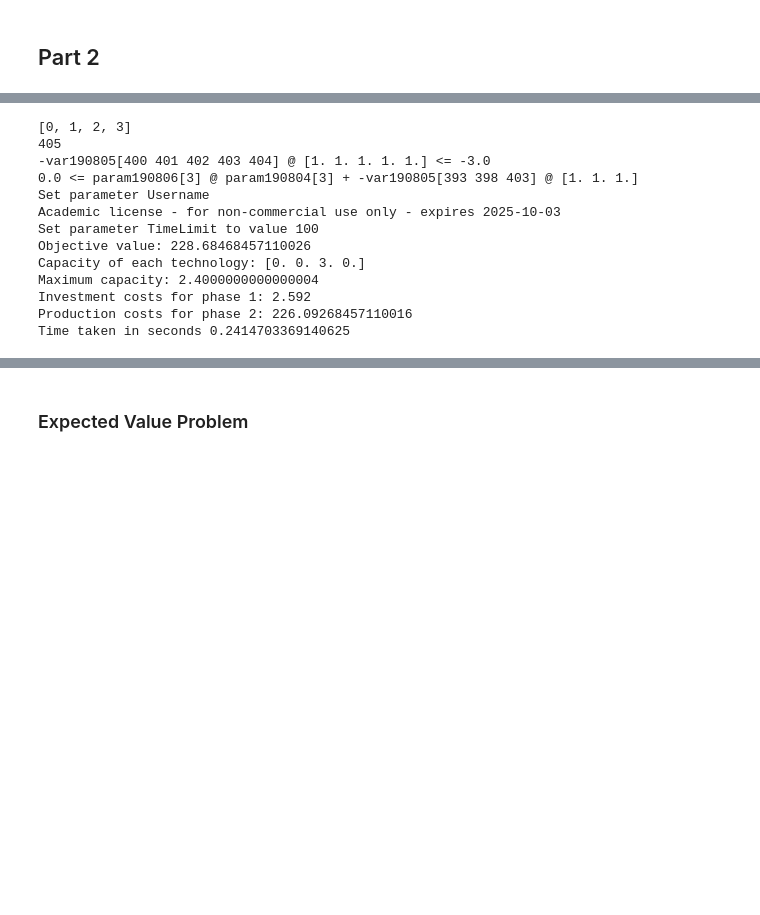
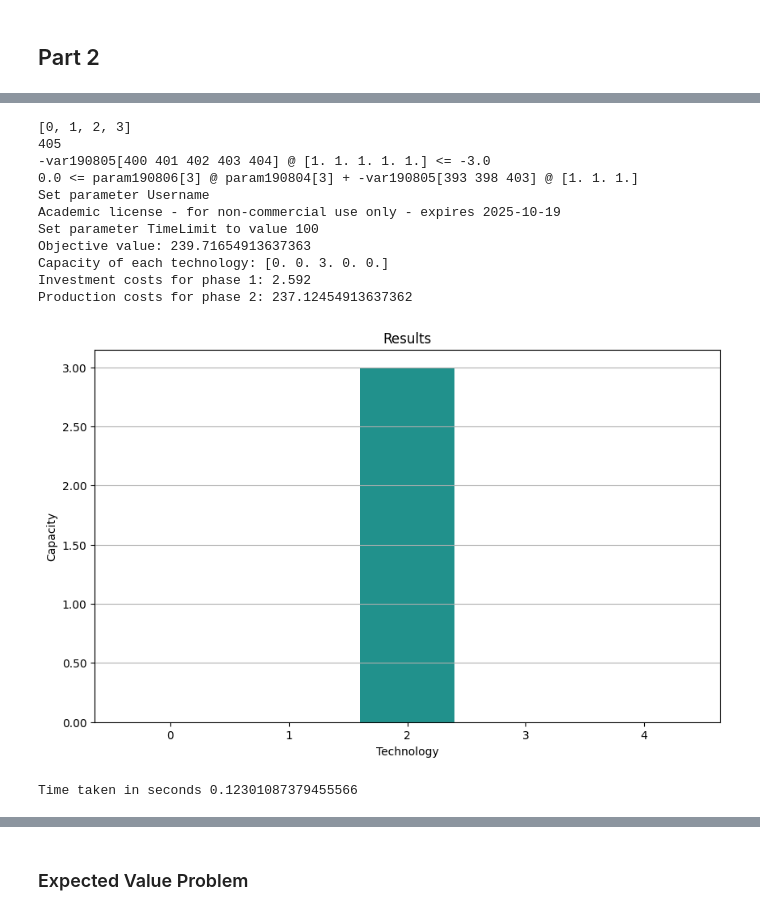
Before and after one commit to DanielCortild/Optimization-under-Uncertainty, a Jupyter notebook: code.ipynb, the cells around one changed output, grey strips where cells are left out. Cells and saved outputs as stored; diff of their text form; code cells hidden in the pictures; blank space fills up the shorter version.

```diff
--- a/code.ipynb
+++ b/code.ipynb
@@ -407,40 +403,40 @@ multidin2 = np.array([1,1,1,1,1])
 constr = constr + [-x[base+k*5]@multidin2<= demands[(k//3)%27][k%3] for k in range(cases*27*3)]
 print([0,1,2,3,4][0:4])
 print(len(cset))
 print(constr[-1])
 #capacity
 base= np.array([0,5,10])
 multiding = np.array([1,1,1])
 constr = constr + [capacities[k]*rqual[(v//27)*4+k]-x[base+k+v*15]@multiding>=0.  for v in range(27*cases) for k in range(4)]
 print(constr[-1])
 
 
 cset = np.array(cset)
 lilproblem = cp.Problem(cp.Minimize(cset.T @x),constr )
 t1 = time.time()
 env = gurobipy.Env()
 env.setParam('TimeLimit', 100)
 res= lilproblem.solve(verbose = False, QCPDual = 1, solver  = cp.GUROBI, env=env)
 
 
 t2 = time.time()
-pl.print_solution(x,cset)
+pl.print_solution(x,cset,n)
 pl.plot_result(x,cset,n)
 print(f'Time taken in seconds {t2-t1}')
 # %% [output]
 [0, 1, 2, 3]
 405
 -var190805[400 401 402 403 404] @ [1. 1. 1. 1. 1.] <= -3.0
 0.0 <= param190806[3] @ param190804[3] + -var190805[393 398 403] @ [1. 1. 1.]
 Set parameter Username
-Academic license - for non-commercial use only - expires 2025-10-03
+Academic license - for non-commercial use only - expires 2025-10-19
 Set parameter TimeLimit to value 100
-Objective value: 228.68468457110026
-Capacity of each technology: [0. 0. 3. 0.]
-Maximum capacity: 2.4000000000000004
+Objective value: 239.71654913637363
+Capacity of each technology: [0. 0. 3. 0. 0.]
 Investment costs for phase 1: 2.592
-Production costs for phase 2: 226.09268457110016
-Time taken in seconds 0.2414703369140625
+Production costs for phase 2: 237.12454913637362
+[figure, added]
+Time taken in seconds 0.12301087379455566
 # %%
 ntests=50
 rndvl= np.random.uniform(size=cases*4*ntests)
```
Also changed, not shown: parts of 16 cells of this notebook, 1 other file.
